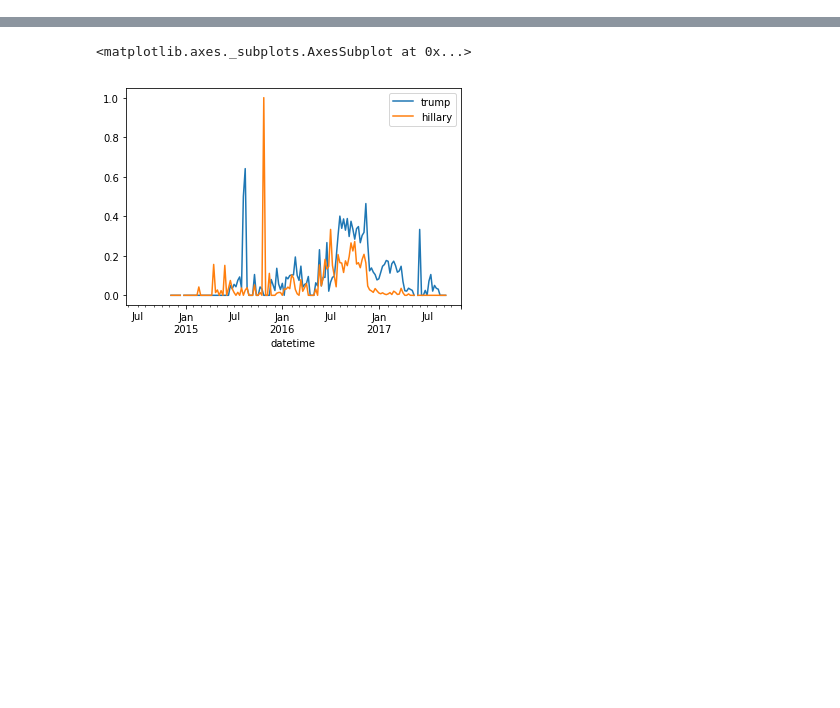
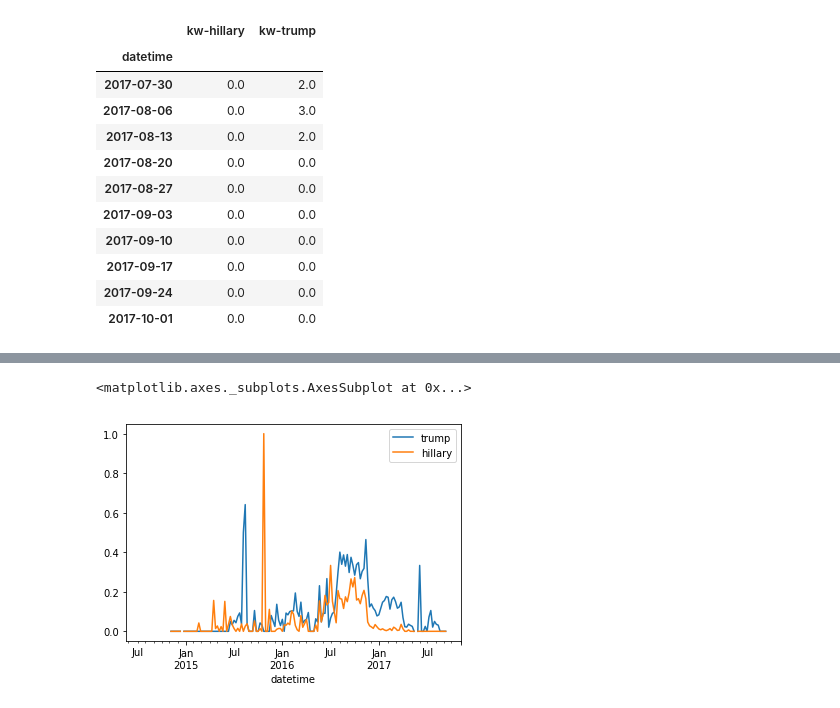
Before and after one commit to FLYSTEPHEN/Others-unaccomplished, a Jupyter notebook: try-time.ipynb, the cells around one changed output, grey strips where cells are left out. Cells and saved outputs as stored; diff of their text form; code cells hidden in the pictures; blank space fills up the shorter version.

```diff
--- a/try-time.ipynb
+++ b/try-time.ipynb
@@ -60 +65,16 @@ df.set_index('datetime').resample('1w').aggregate('sum').tail()
+# %%
+df.set_index('datetime').resample('1w').aggregate('sum').tail(10)
+# %% [output]
+|  | kw-hillary | kw-trump |
+| datetime |  |  |
+| 2017-07-30 | 0.0 | 2.0 |
+| 2017-08-06 | 0.0 | 3.0 |
+| 2017-08-13 | 0.0 | 2.0 |
+| 2017-08-20 | 0.0 | 0.0 |
+| 2017-08-27 | 0.0 | 0.0 |
+| 2017-09-03 | 0.0 | 0.0 |
+| 2017-09-10 | 0.0 | 0.0 |
+| 2017-09-17 | 0.0 | 0.0 |
+| 2017-09-24 | 0.0 | 0.0 |
+| 2017-10-01 | 0.0 | 0.0 |
 # %%
```
Also changed, not shown: parts of 8 cells of this notebook.
